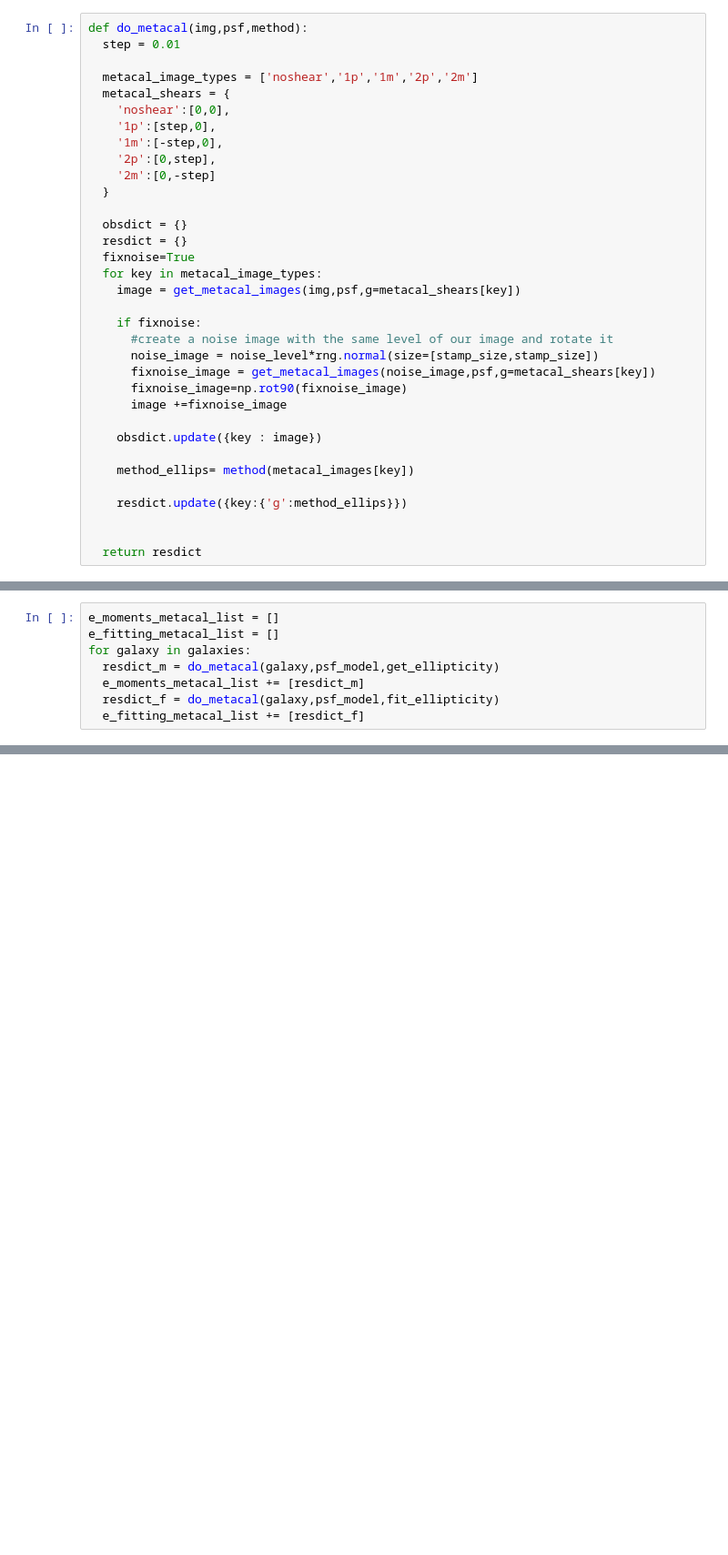
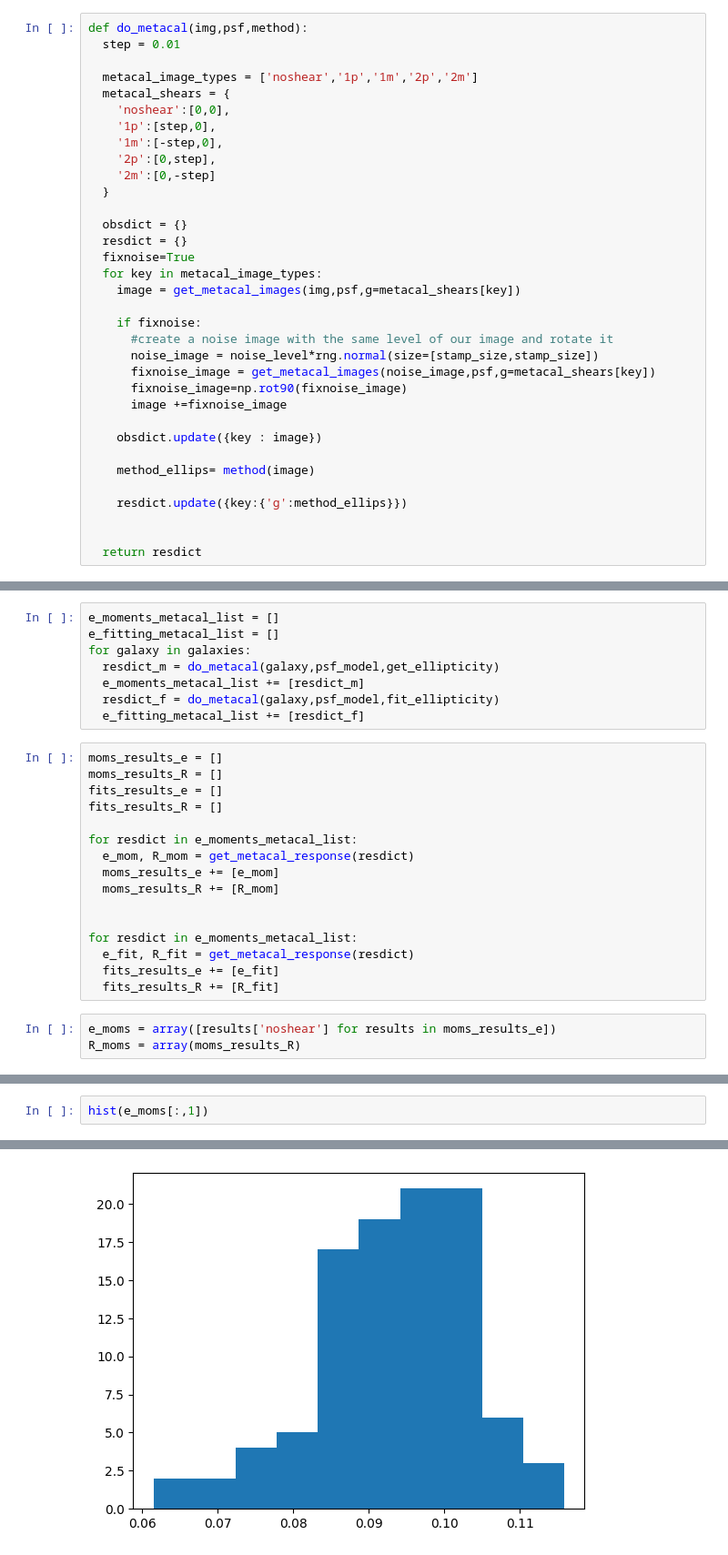
Before and after one commit to andrevitorelli/that-box-over-there, a Jupyter notebook: MetaCal.ipynb, the cells around one changed output, grey strips where cells are left out. Shown at 91% size. Cells and saved outputs as stored; diff of their text form; blank space fills up the shorter version.

Commit message:
making metacal gist

```diff
--- a/MetaCal.ipynb
+++ b/MetaCal.ipynb
@@ -399,7 +399,7 @@ def do_metacal(img,psf,method):
 
     obsdict.update({key : image})
 
-    method_ellips= method(metacal_images[key])
+    method_ellips= method(image)
 
     resdict.update({key:{'g':method_ellips}})
 
@@ -419,3 +419,22 @@ for galaxy in galaxies:
   e_moments_metacal_list += [resdict_m]
   resdict_f = do_metacal(galaxy,psf_model,fit_ellipticity)
   e_fitting_metacal_list += [resdict_f]
+# %%
+moms_results_e = []
+moms_results_R = []
+fits_results_e = []
+fits_results_R = []
+
+for resdict in e_moments_metacal_list:
+  e_mom, R_mom = get_metacal_response(resdict)
+  moms_results_e += [e_mom]
+  moms_results_R += [R_mom]
+
+
+for resdict in e_moments_metacal_list:
+  e_fit, R_fit = get_metacal_response(resdict)
+  fits_results_e += [e_fit]
+  fits_results_R += [R_fit]
+# %%
+e_moms = array([results['noshear'] for results in moms_results_e])
+R_moms = array(moms_results_R)
@@ -421,0 +445,3 @@ for galaxy in galaxies:
+# %%
+hist(e_moms[:,1])
+# %% [output]
@@ -421,0 +453 @@ for galaxy in galaxies:
+[figure, added]
```
Also changed, not shown: parts of 2 cells of this notebook.
